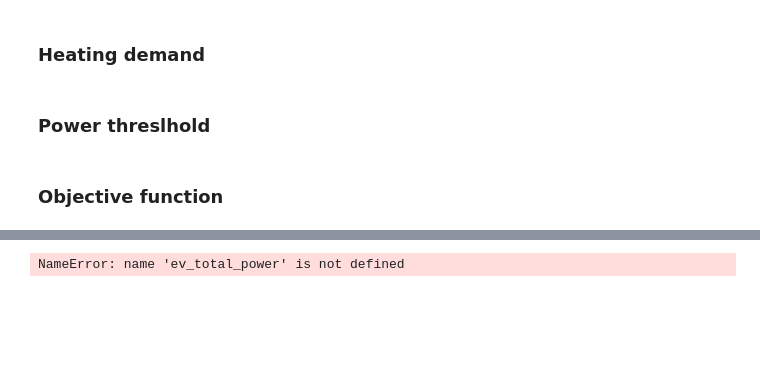
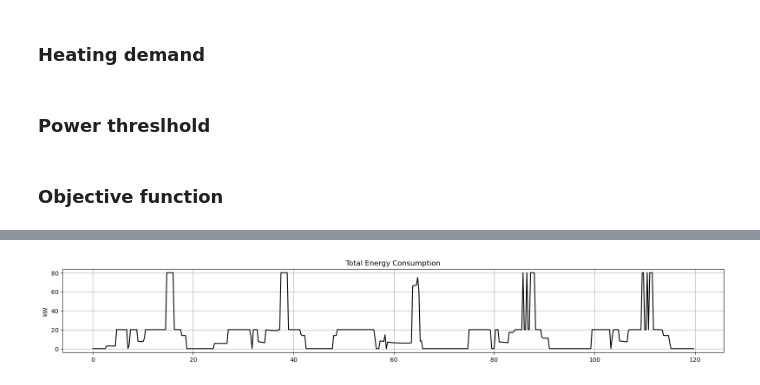
Before and after one commit to mauriacantoine/OptiDemandResponse, a Jupyter notebook: Project.ipynb, the cells around one changed output, grey strips where cells are left out. Cells and saved outputs as stored; diff of their text form; code cells hidden in the pictures; blank space fills up the shorter version.

Commit message:
graphs

```diff
--- a/Project.ipynb
+++ b/Project.ipynb
@@ -391,27 +437,64 @@ NameError: name 'np' is not defined
 # %%
+# Access EV charging schedule
+ev_power_schedule = np.zeros((n_evs, days, T_day))
+for e in evs:
+    for d in days_:
+        for t in slots:
+            ev_power_schedule[e, d, t] = p[e, d, t].X #.X is used to access the value of the variable after optimization
 
+# Access AM machine start schedule
+am_schedule = np.zeros((n_AMM, horizon))
+for m in AMM:
+    for t in range(horizon):
+        am_schedule[m, t] = x[m, t].X
+
+# Access heating and cooling power
+p_heat = np.array([p_h[k].X for k in range(horizon - 1)])
+p_cool = np.array([p_c[k].X for k in range(horizon - 1)])
+
+# Indoor temperature trajectory
+T_indoor = np.array([T_in[k].X for k in range(horizon)])
+
+# 1. Flatten EV charging: sum over all EVs at each time step
+ev_total_power = np.zeros(horizon)
+for d in range(days):
+    for t in range(T_day):
+        index = d * T_day + t
+        ev_total_power[index] = np.sum(ev_power_schedule[:, d, t])  # sum over EVs
+
+# 2. AM machine profile: add 2.76 kW for 16 slots whenever x[m, t] == 1
+power_AMM = 2.76
+D = 16  # 4 hours = 16 slots
+am_power = np.zeros(horizon)
+for m in AMM:
+    for t in range(horizon - D + 1):
+        if am_schedule[m, t] > 0.5:
+            am_power[t:t + D] += power_AMM
+
+# 3. Heating power (already extracted)
+p_heating = np.append(p_heat, 0.0)  # pad to full 480
 
 # 4. Total energy consumption (kW)
 total_power = ev_total_power + am_power + p_heating
 
 
 # 6. Time axis
 time_axis = np.arange(horizon) * dt  # in hours (0 to 120)
 
 plt.figure(figsize=(16, 14))
 
 # 1. Total energy consumption
 plt.subplot(6, 1, 1)
 plt.plot(time_axis, total_power, label='Total Demand (kW)', color='black')
 plt.ylabel('kW')
 plt.title('Total Energy Consumption')
 plt.grid(True)
 
 
 
 
 plt.tight_layout()
 plt.show()
 # %% [output]
-NameError: name 'ev_total_power' is not defined
+[figure, added]
 # %%
```
Also changed, not shown: parts of 8 cells of this notebook.
